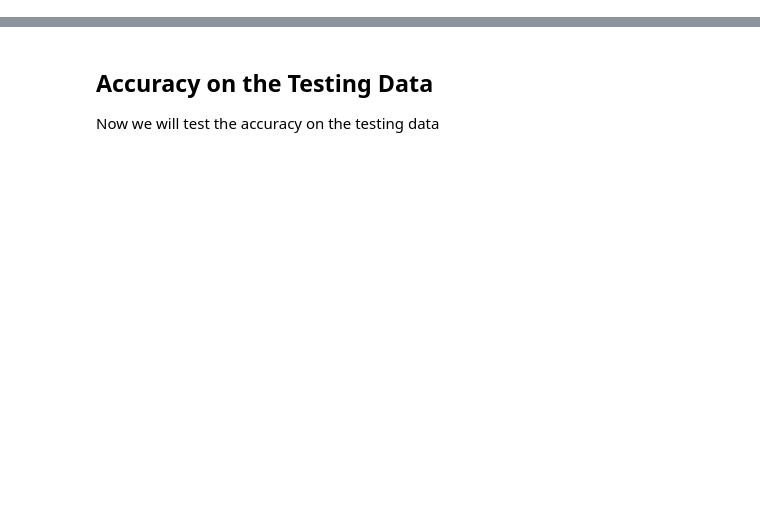
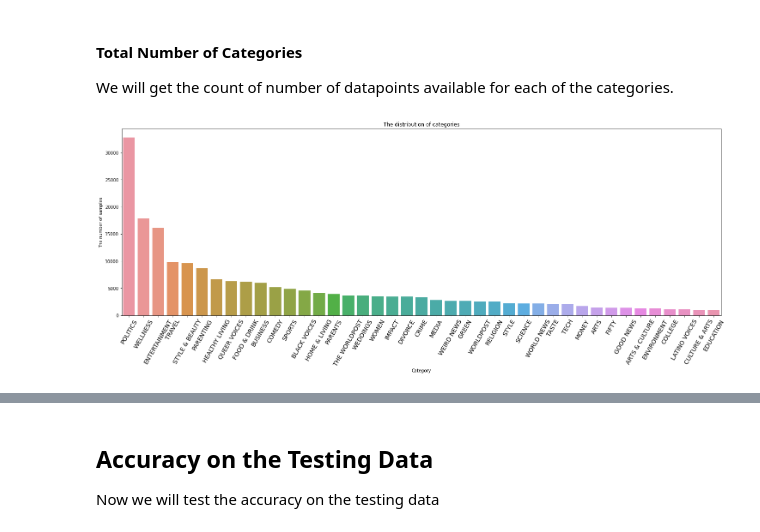
Before and after one commit to thivinanandh/Naive_Bayes_Classifier, a Jupyter notebook: NaiveBayesClassifier.ipynb, the cells around one changed output, grey strips where cells are left out. Saved outputs shown, nothing was run; the diff lists cells and outputs as text; code cells hidden in the pictures; blank space fills up the shorter version.

```diff
--- a/NaiveBayesClassifier.ipynb
+++ b/NaiveBayesClassifier.ipynb
@@ -428,0 +31,3 @@ Performing Cross Validation :  4
+# %%
+df = pd.read_json('data.json', lines = True)
+df.head()
@@ -428,0 +63,15 @@ Performing Cross Validation :  4
+# %% [markdown]
+#### Total Number of Categories
+We will get the count of number of datapoints available for each of the categories.
+# %%
+count = df['category'].value_counts()
+plt.figure(figsize=(25,8))
+sns.barplot(x=count.index,y=count.values)
+plt.title("The distribution of categories")
+plt.xlabel("Category")
+plt.ylabel("The number of samples")
+
+plt.xticks(rotation=60,fontsize = 14)
+plt.show()
+# %% [output]
+[figure, added]
```
Also changed, not shown: parts of 79 cells of this notebook, 9 other files.
